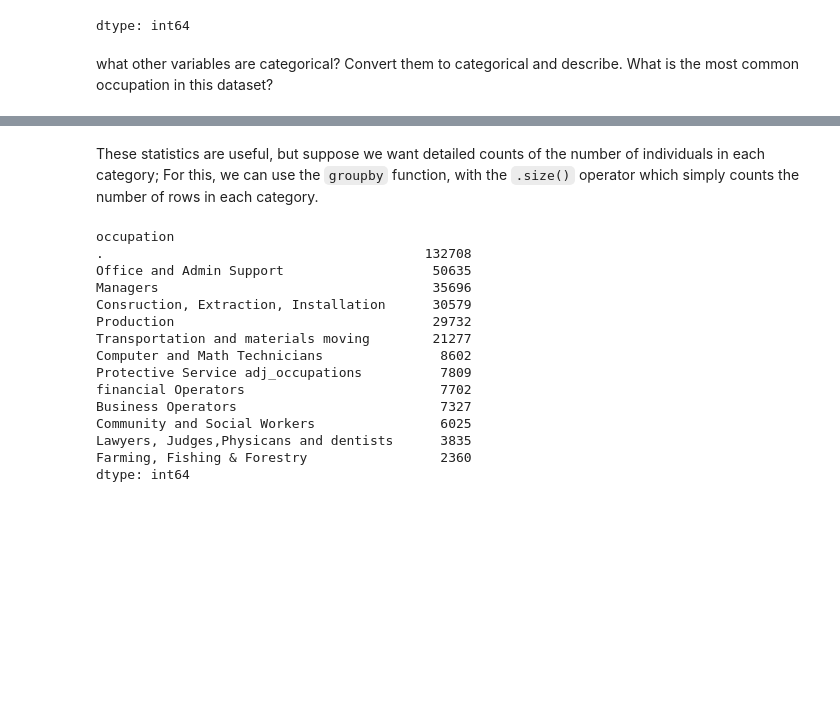
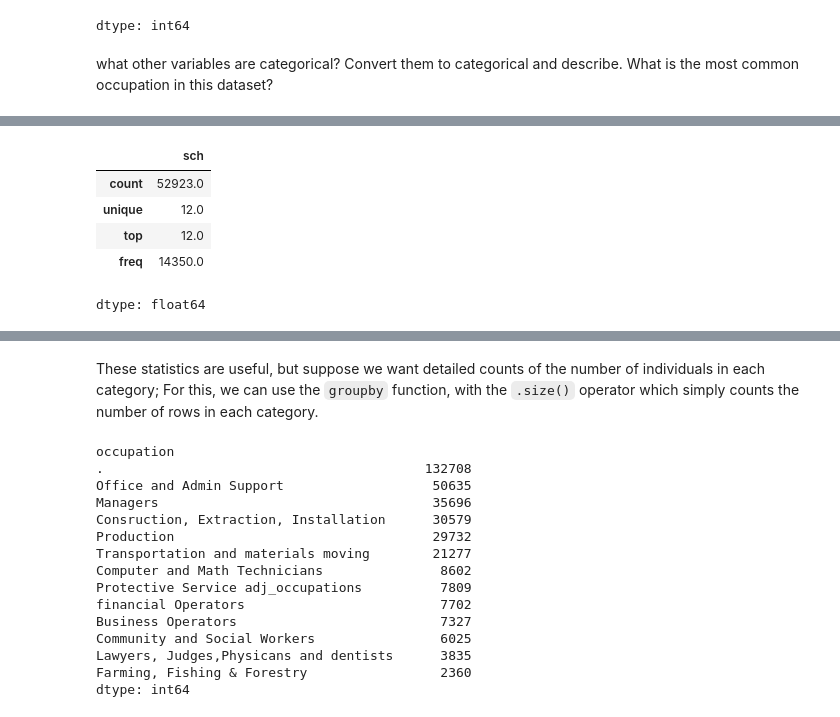
Before and after one commit to louisaliu173-glitch/QM2, a Jupyter notebook: notebooks/W05. Distributions and Basic Statistics.ipynb, the cells around one changed output, grey strips where cells are left out. Cells and saved outputs as stored; diff of their text form; code cells hidden in the pictures; blank space fills up the shorter version.

```diff
--- a/notebooks/W05. Distributions and Basic Statistics.ipynb
+++ b/notebooks/W05. Distributions and Basic Statistics.ipynb
@@ -191,0 +208,10 @@ what other variables are categorical? Convert them to categorical and describe.
+# %%
+df['sch']=df['sch'].astype('category')
+df['sch'].describe()
+# %% [output]
+|  | sch |
+| count | 52923.0 |
+| unique | 12.0 |
+| top | 12.0 |
+| freq | 14350.0 |
+dtype: float64
```
Also changed, not shown: parts of 9 cells of this notebook.
